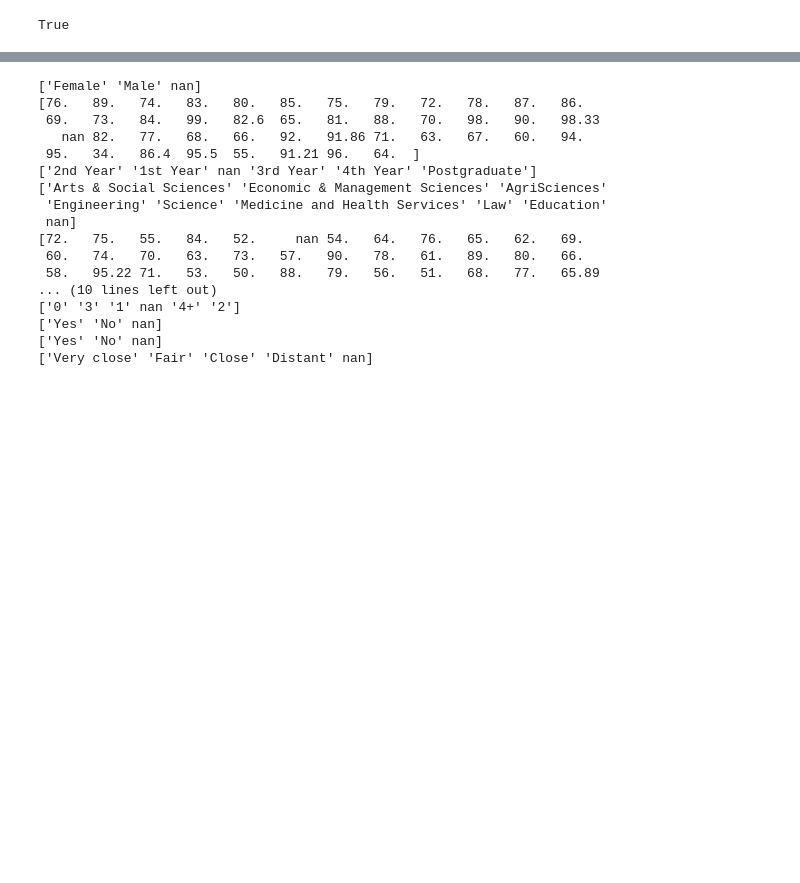
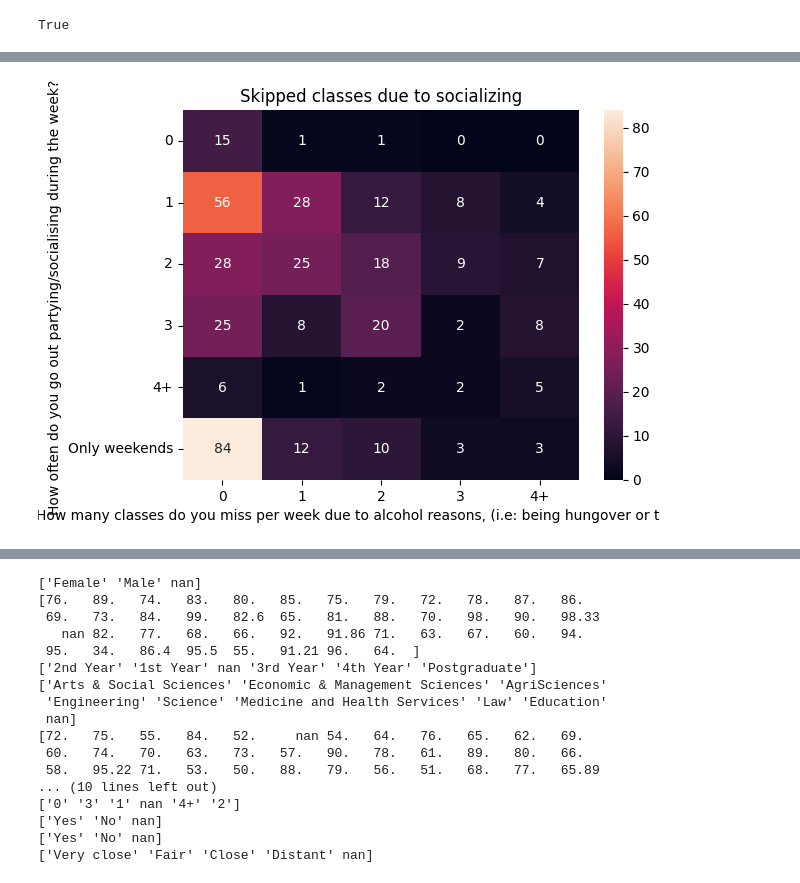
Before and after one commit to DanielJurkowski/DataAnalyticsProject, a Jupyter notebook: notebook.ipynb, the cells around one changed output, grey strips where cells are left out. Cells and saved outputs as stored; diff of their text form; code cells hidden in the pictures; blank space fills up the shorter version.

```diff
--- a/notebook.ipynb
+++ b/notebook.ipynb
@@ -53,0 +122,6 @@ The data used for this project comes from an anonymous survey comprising sixteen
+# %%
+sns.heatmap(pd.crosstab(raw_data[raw_data.columns[10]], raw_data[raw_data.columns[12]]), annot=True)
+plt.title('Skipped classes due to socializing')
+plt.show()
+# %% [output]
+[figure, added]
```
Also changed, not shown: parts of 18 cells of this notebook.
